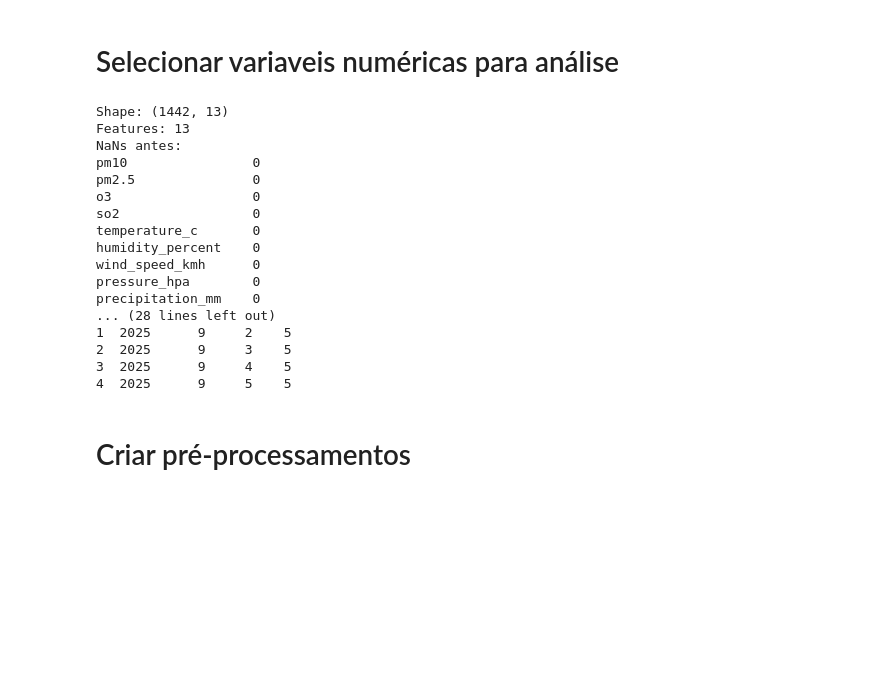
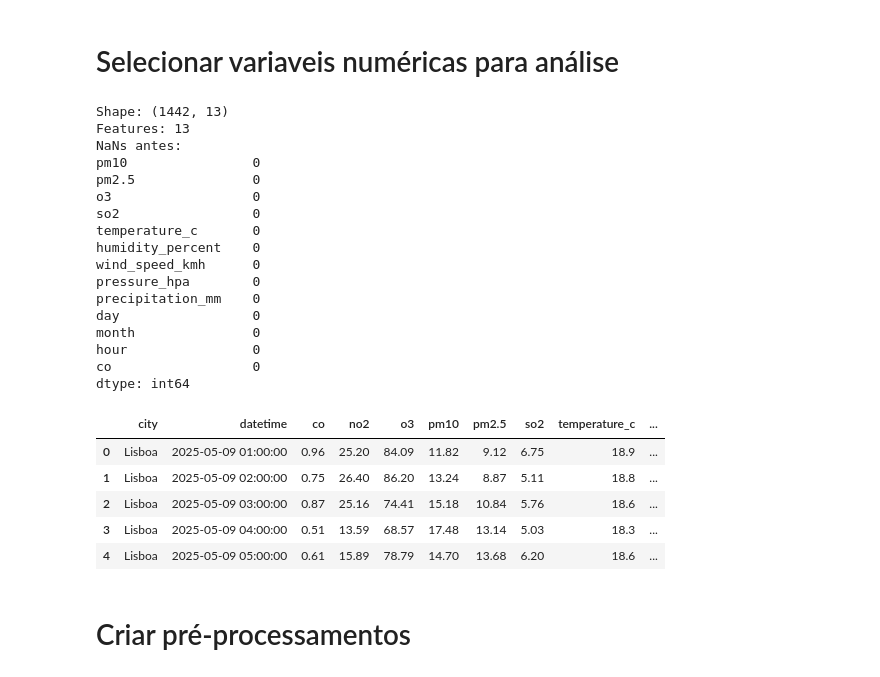
Before and after one commit to franciscopmbraz/Projeto_IA, a Jupyter notebook: train_regression.ipynb, the cells around one changed output. Drawn from its saved outputs; the diff is of its cells as text; code cells hidden in the pictures; blank space fills up the shorter version.

```diff
--- a/train_regression.ipynb
+++ b/train_regression.ipynb
@@ -100,12 +109,12 @@ Dataset: 1442 observações × 20 variáveis
 # %% [markdown]
 # Selecionar variaveis numéricas para análise
 # %%
-df_clean2['datetime'] = pd.to_datetime(df_clean2['datetime'])
+df_clean2['datetime'] = pd.to_datetime(df_clean2['datetime'], format='%d/%m/%y %H:%M')
 
 # criar variáveis temporais
 df_clean2['hour'] = df_clean2['datetime'].dt.hour
-df_clean2['day'] = df_clean2['datetime'].dt.month
-df_clean2['month'] = df_clean2['datetime'].dt.day
+df_clean2['day'] = df_clean2['datetime'].dt.day
+df_clean2['month'] = df_clean2['datetime'].dt.month
 
 y1 = df_clean2['no2']
 
@@ -113,39 +122,45 @@ features2 = [
     'pm10', 'pm2.5', 'o3', 'so2',
     'temperature_c', 'humidity_percent',
     'wind_speed_kmh', 'pressure_hpa',
     'precipitation_mm',
     'day', 'month', 'hour','co'
 ]
 
 X1 = df_clean2[features2]
 
 # 9157 observações
 print("Shape:", X1.shape)
 
 #12 features
 print(f"Features: {X1.shape[1]}")
 ## Verificar NaNs
 print("NaNs antes:")
 print(X1.isnull().sum())
-print(df_clean2.head())
+df_clean2.head()
 # %% [output]
 Shape: (1442, 13)
 Features: 13
 NaNs antes:
 pm10                0
 pm2.5               0
 o3                  0
 so2                 0
 temperature_c       0
 humidity_percent    0
 wind_speed_kmh      0
 pressure_hpa        0
 precipitation_mm    0
-... (28 lines left out)
-1  2025      9     2    5
-2  2025      9     3    5
-3  2025      9     4    5
-4  2025      9     5    5
+day                 0
+month               0
+hour                0
+co                  0
+dtype: int64
+|  | city | datetime | co | no2 | o3 | pm10 | pm2.5 | so2 | temperature_c | ... |
+| 0 | Lisboa | 2025-05-09 01:00:00 | 0.96 | 25.20 | 84.09 | 11.82 | 9.12 | 6.75 | 18.9 | ... |
+| 1 | Lisboa | 2025-05-09 02:00:00 | 0.75 | 26.40 | 86.20 | 13.24 | 8.87 | 5.11 | 18.8 | ... |
+| 2 | Lisboa | 2025-05-09 03:00:00 | 0.87 | 25.16 | 74.41 | 15.18 | 10.84 | 5.76 | 18.6 | ... |
+| 3 | Lisboa | 2025-05-09 04:00:00 | 0.51 | 13.59 | 68.57 | 17.48 | 13.14 | 5.03 | 18.3 | ... |
+| 4 | Lisboa | 2025-05-09 05:00:00 | 0.61 | 15.89 | 78.79 | 14.70 | 13.68 | 6.20 | 18.6 | ... |
 # %% [markdown]
 # Criar pré-processamentos
 # %% [markdown]
```
Also changed, not shown: parts of 2 cells of this notebook, 11 other files.
